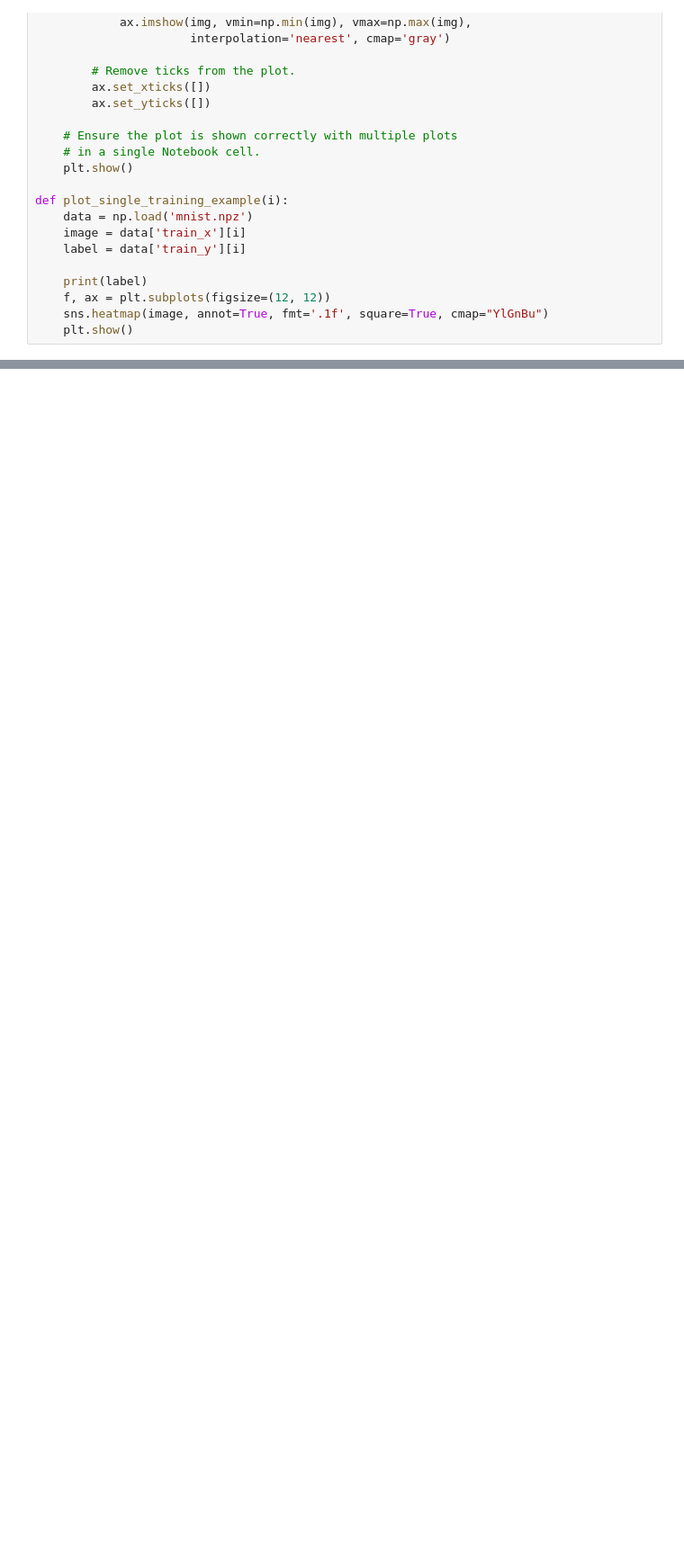
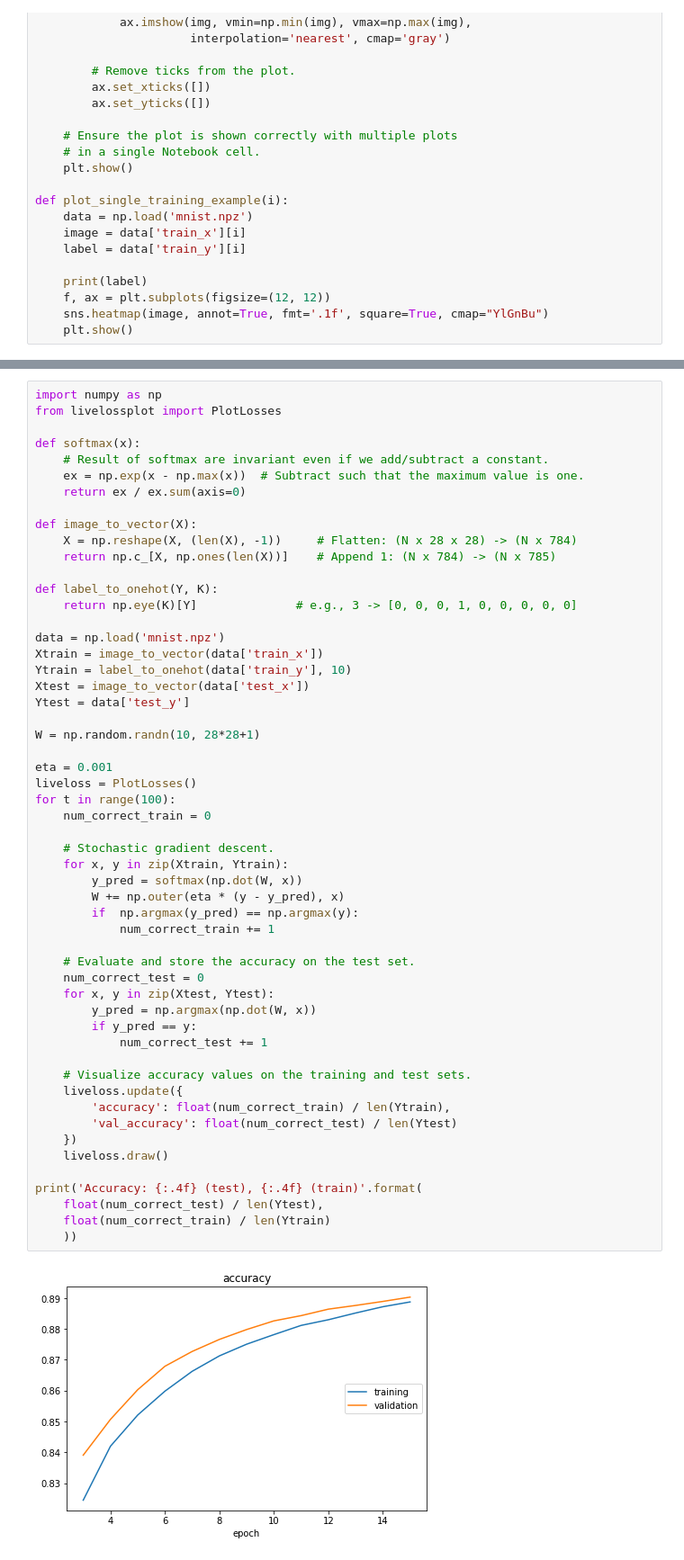
Before and after one commit to Wjh70301/AGB, a Jupyter notebook: csc421_mnist_demo.ipynb, the cells around one changed output, grey strips where cells are left out. Shown: that part at 90% size. Saved outputs shown, nothing was run; the diff lists cells and outputs as text; blank space fills up the shorter version.

```diff
--- a/csc421_mnist_demo.ipynb
+++ b/csc421_mnist_demo.ipynb
@@ -92,0 +141,56 @@ def plot_single_training_example(i):
+# %%
+import numpy as np
+from livelossplot import PlotLosses
+
+def softmax(x):
+    # Result of softmax are invariant even if we add/subtract a constant.
+    ex = np.exp(x - np.max(x))  # Subtract such that the maximum value is one.
+    return ex / ex.sum(axis=0)
+
+def image_to_vector(X):
+    X = np.reshape(X, (len(X), -1))     # Flatten: (N x 28 x 28) -> (N x 784)
+    return np.c_[X, np.ones(len(X))]    # Append 1: (N x 784) -> (N x 785)
+
+def label_to_onehot(Y, K):
+    return np.eye(K)[Y]              # e.g., 3 -> [0, 0, 0, 1, 0, 0, 0, 0, 0]
+
+data = np.load('mnist.npz')
+Xtrain = image_to_vector(data['train_x'])
+Ytrain = label_to_onehot(data['train_y'], 10)
+Xtest = image_to_vector(data['test_x'])
+Ytest = data['test_y']
+
+W = np.random.randn(10, 28*28+1)
+
+eta = 0.001
+liveloss = PlotLosses()
+for t in range(100):
+    num_correct_train = 0
+
+    # Stochastic gradient descent.
+    for x, y in zip(Xtrain, Ytrain):
+        y_pred = softmax(np.dot(W, x))
+        W += np.outer(eta * (y - y_pred), x)
+        if  np.argmax(y_pred) == np.argmax(y):
+            num_correct_train += 1
+
+    # Evaluate and store the accuracy on the test set.
+    num_correct_test = 0
+    for x, y in zip(Xtest, Ytest):
+        y_pred = np.argmax(np.dot(W, x))
+        if y_pred == y:
+            num_correct_test += 1
+
+    # Visualize accuracy values on the training and test sets.
+    liveloss.update({
+        'accuracy': float(num_correct_train) / len(Ytrain),
+        'val_accuracy': float(num_correct_test) / len(Ytest)
+    })
+    liveloss.draw()
+
+print('Accuracy: {:.4f} (test), {:.4f} (train)'.format(
+    float(num_correct_test) / len(Ytest),
+    float(num_correct_train) / len(Ytrain)
+    ))
+# %% [output]
+[figure, added]
```
Also changed, not shown: parts of 5 cells of this notebook.
